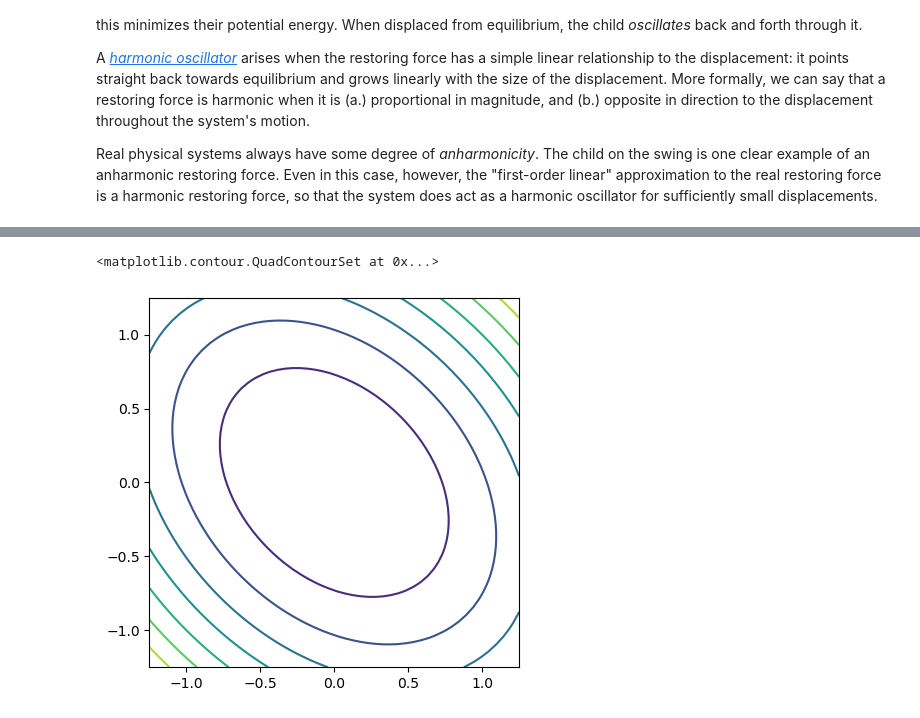
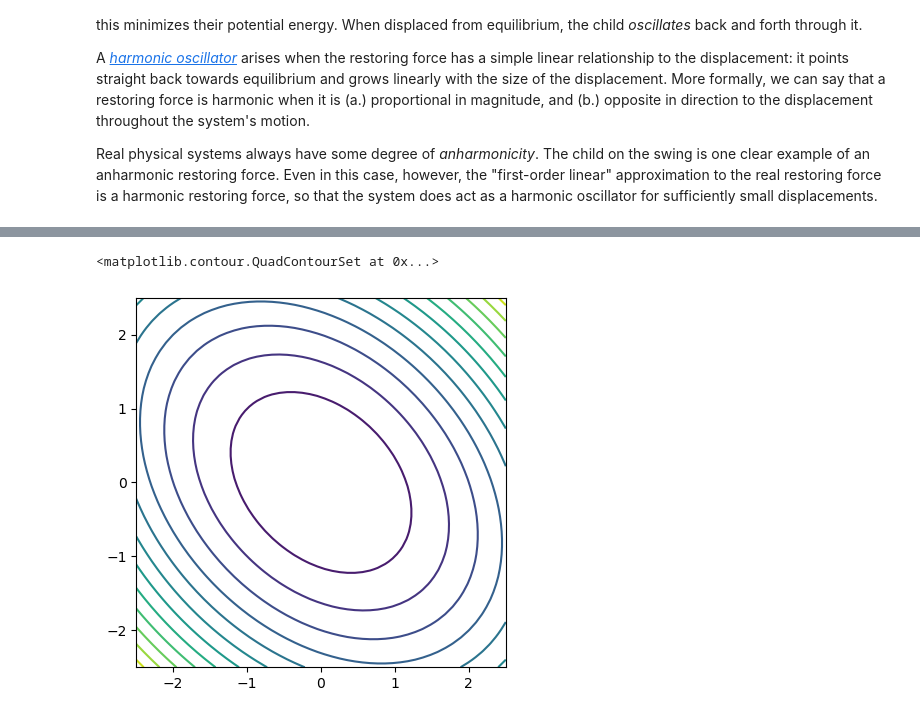
Before and after one commit to rotavera-group/programming-projects, a Jupyter notebook: projects/03_linear-algebra/background.ipynb, the cells around one changed output, grey strips where cells are left out. Drawn from its saved outputs; the diff is of its cells as text; code cells hidden in the pictures.

```diff
--- a/projects/03_linear-algebra/background.ipynb
+++ b/projects/03_linear-algebra/background.ipynb
@@ -184,24 +209,24 @@ We can use `matplotlib` to plot this potential and see what it looks like.
 # %%
 from matplotlib import pyplot
 import numpy
 
 
 # Define 2D potential function
 def potential(x, y):
     return (x - y) ** 2 / 2 + (x + y) ** 2
 
 # Generate figure object
 fig, ax = pyplot.subplots()
 ax.set_aspect("equal")
 
 # Get potential values on a grid
-xs = numpy.linspace(-1.25, 1.25)
-ys = numpy.linspace(-1.25, 1.25)
+xs = numpy.linspace(-2.5, 2.5)
+ys = numpy.linspace(-2.5, 2.5)
 x_, y_ = numpy.meshgrid(xs, ys)
 potential(x_, y_)
 
 # Create a contour plot of the potential
-ax.contour(x_, y_, potential(x_, y_))
+ax.contour(x_, y_, potential(x_, y_), levels=12)
 # %% [output]
 <matplotlib.contour.QuadContourSet at 0x...>
-[figure, old version]
+[figure, new version]
```
Also changed, not shown: parts of 18 cells of this notebook.
